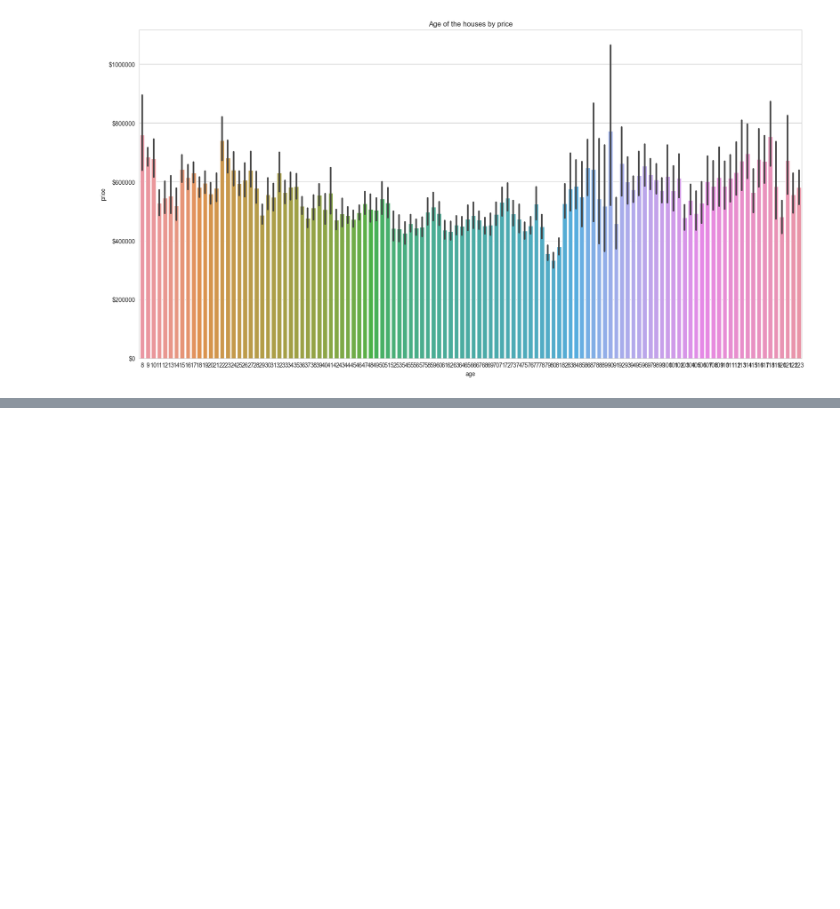
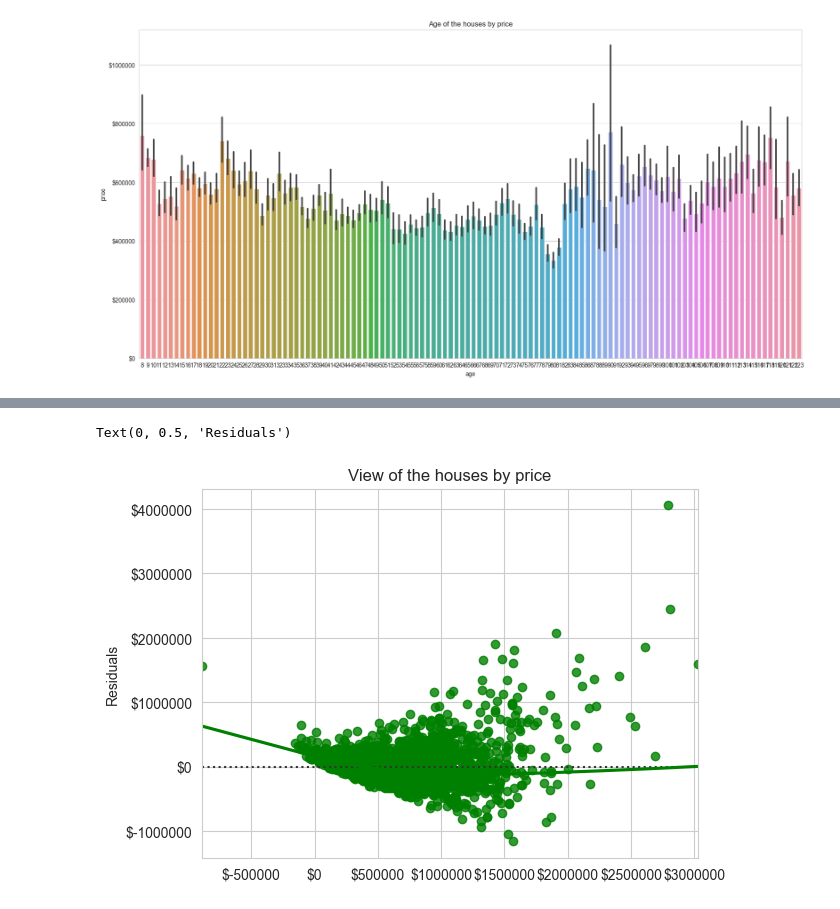
Before and after one commit to mmedoues/data, a Jupyter notebook: checkpoints/houses/houses.ipynb, the cells around one changed output, grey strips where cells are left out. Saved outputs shown, nothing was run; the diff lists cells and outputs as text; code cells hidden in the pictures; blank space fills up the shorter version.

```diff
--- a/checkpoints/houses/houses.ipynb
+++ b/checkpoints/houses/houses.ipynb
@@ -237,0 +271,13 @@ plt.show()
+# %%
+# create the residuals by subtracting the predicted values from the actual values
+residuals = y_test - predictions
+plt.title('View of the houses by price')
+formatter = ticker.FormatStrFormatter('$%1.0f')
+plt.gca().yaxis.set_major_formatter(formatter)
+plt.gca().xaxis.set_major_formatter(formatter)
+# create the residual plot using seaborn
+ax = sns.residplot(x=predictions, y=residuals, lowess=True, color="g")
+ax.set_ylabel('Residuals')
+# %% [output]
+Text(0, 0.5, 'Residuals')
+[figure, added]
```
Also changed, not shown: parts of 9 cells of this notebook.
